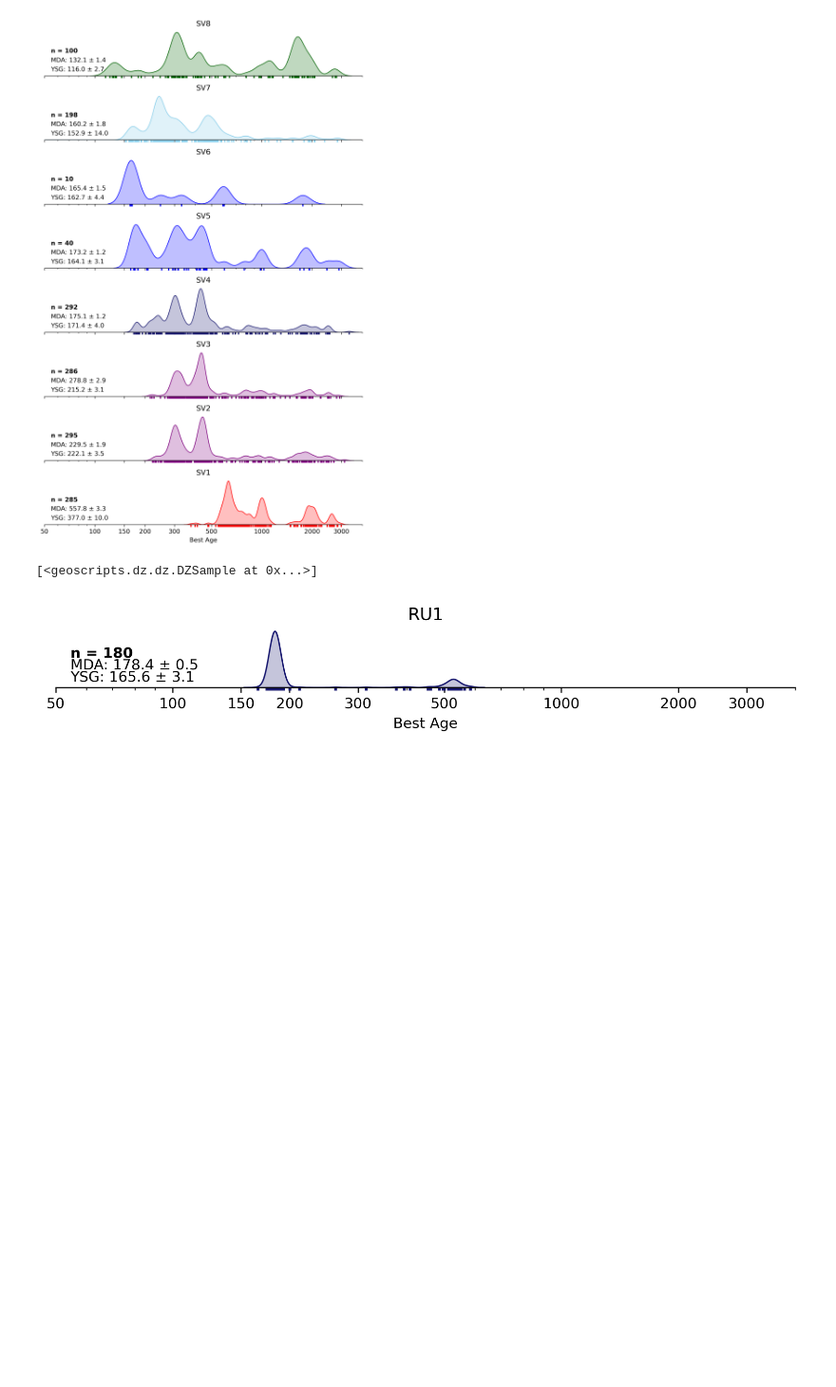
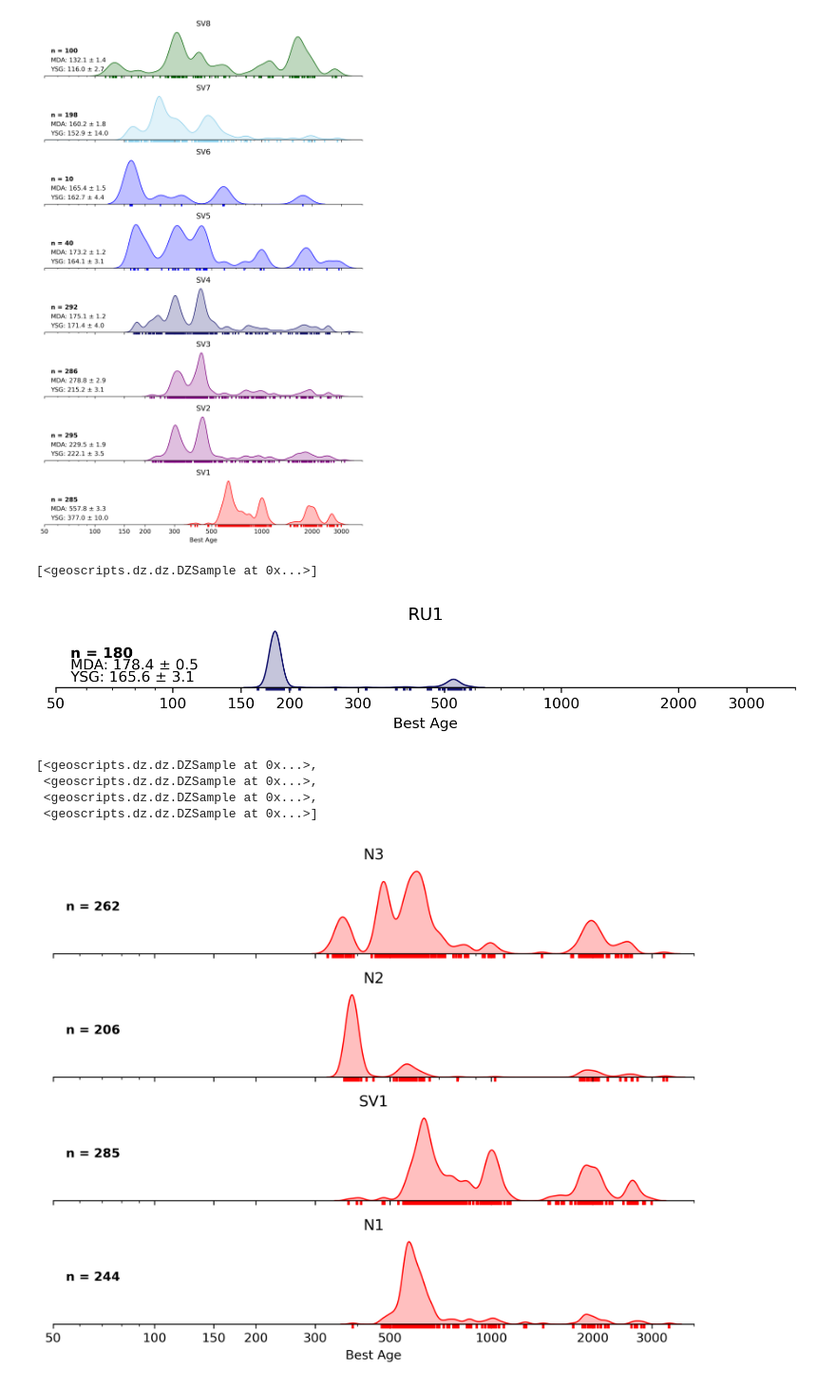
Before and after one commit to dyvasey/dz-caucasus, a Jupyter notebook: figs.ipynb, the cells around one changed output. Shown at 95% size. Cells and saved outputs as stored; diff of their text form; code cells hidden in the pictures; blank space fills up the shorter version.

Commit message:
Made new inroads on figures, worked on fixing composite function in dz

```diff
--- a/figs.ipynb
+++ b/figs.ipynb
@@ -17,7 +17,7 @@ samples_new = dz.load_all('UCD22/')
 
 samples = samples_published + samples_new
 
-def plot_fault_block(smps,save=False,filename=None,**kwargs):
+def plot_fault_block(smps,save=False,filename=None,mda=True,**kwargs):
 
     nplots = len(smps)
     height = nplots*1.5
@@ -30,10 +30,11 @@ def plot_fault_block(smps,save=False,filename=None,**kwargs):
         axs.set_title(smp.name)
         axs.set_xlim(50,4000)
 
-        mda_text = 'MDA: ' + str(round(smp.mda,1)) + ' ± ' + str(round(smp.mda_err,1))
-        axs.text(0.02,0.3,mda_text,transform=axs.transAxes)
-        ysg_text = 'YSG: ' + str(round(smp.ysg,1)) + ' ± ' + str(round(smp.ysg_err,1))
-        axs.text(0.02,0.1,ysg_text,transform=axs.transAxes)
+        if mda:
+            mda_text = 'MDA: ' + str(round(smp.mda,1)) + ' ± ' + str(round(smp.mda_err,1))
+            axs.text(0.02,0.3,mda_text,transform=axs.transAxes)
+            ysg_text = 'YSG: ' + str(round(smp.ysg,1)) + ' ± ' + str(round(smp.ysg_err,1))
+            axs.text(0.02,0.1,ysg_text,transform=axs.transAxes)
 
     else:
         fig,axs = plt.subplots(nplots,dpi=300,figsize=(7.5,height),sharex=True)
@@ -41,10 +42,12 @@ def plot_fault_block(smps,save=False,filename=None,**kwargs):
             smp.kde(ax=axs[k],**kwargs)
             axs[k].set_title(smp.name)
             axs[k].set_xlim(50,4000)
-            mda_text = 'MDA: ' + str(round(smp.mda,1)) + ' ± ' + str(round(smp.mda_err,1))
-            axs[k].text(0.02,0.3,mda_text,transform=axs[k].transAxes)
-            ysg_text = 'YSG: ' + str(round(smp.ysg,1)) + ' ± ' + str(round(smp.ysg_err,1))
-            axs[k].text(0.02,0.1,ysg_text,transform=axs[k].transAxes)
+
+            if mda:
+                mda_text = 'MDA: ' + str(round(smp.mda,1)) + ' ± ' + str(round(smp.mda_err,1))
+                axs[k].text(0.02,0.3,mda_text,transform=axs[k].transAxes)
+                ysg_text = 'YSG: ' + str(round(smp.ysg,1)) + ' ± ' + str(round(smp.ysg_err,1))
+                axs[k].text(0.02,0.1,ysg_text,transform=axs[k].transAxes)
 
     plt.tight_layout()
 
@@ -151,3 +155,20 @@ plot_fault_block(ru,save=True,filename='ru.pdf',method=None,bw_adjust=0.2,ticks=
 # %% [output]
 [<geoscripts.dz.dz.DZSample at 0x...>]
 [figure]
+# %%
+# Pz samples
+pz1 = [smp for smp in sv_samples if smp.name=='SV1']
+pz2 = [smp for smp in samples_published if smp.name in ['N1','N2','N3']]
+pz = pz1+pz2
+
+pz.sort(key=lambda x: np.min(x.bestage))
+
+for smp in pz:
+    smp.color='red'
+plot_fault_block(pz,save=True,filename='pz.pdf',method=None,mda=False,bw_adjust=0.2,ticks=ticks)
+# %% [output]
+[<geoscripts.dz.dz.DZSample at 0x...>,
+ <geoscripts.dz.dz.DZSample at 0x...>,
+ <geoscripts.dz.dz.DZSample at 0x...>,
+ <geoscripts.dz.dz.DZSample at 0x...>]
+[figure, added]
```
Also changed, not shown: parts of 4 cells of this notebook, 1 other file.
